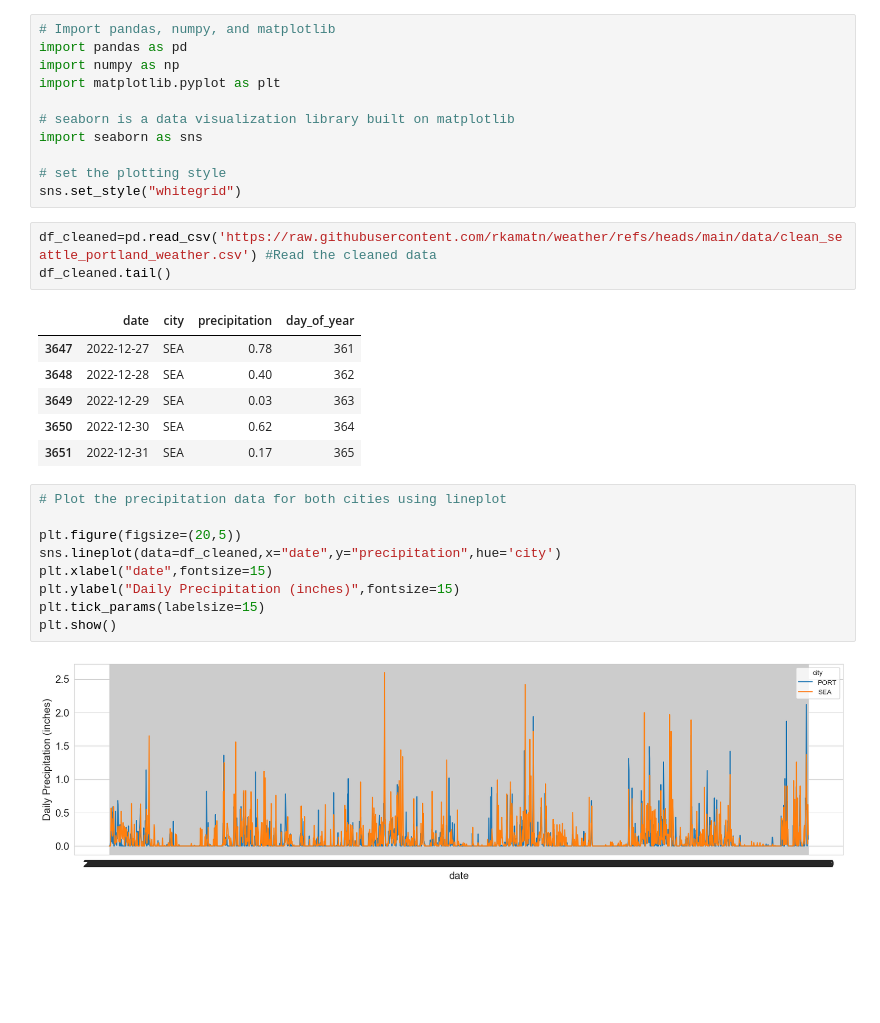
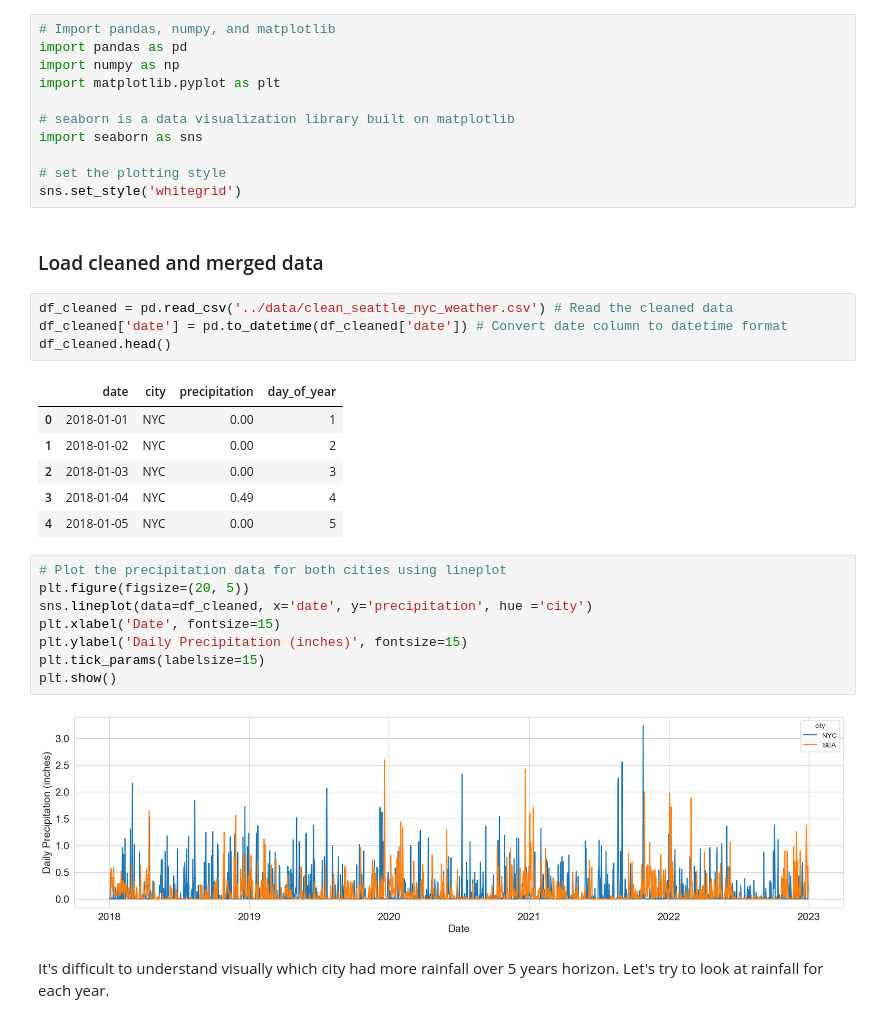
Before and after one commit to rkamatn/weather, a Jupyter notebook: code/Exploratory_data.ipynb, the cells around one changed output. Saved outputs shown, nothing was run; the diff lists cells and outputs as text; blank space fills up the shorter version.

```diff
--- a/code/Exploratory_data.ipynb
+++ b/code/Exploratory_data.ipynb
@@ -8,25 +8,29 @@ import matplotlib.pyplot as plt
 import seaborn as sns
 
 # set the plotting style
-sns.set_style("whitegrid")
+sns.set_style('whitegrid')
+# %% [markdown]
+### Load cleaned and merged data
 # %%
-df_cleaned=pd.read_csv('https://raw.githubusercontent.com/rkamatn/weather/refs/heads/main/data/clean_seattle_portland_weather.csv') #Read the cleaned data
-df_cleaned.tail()
+df_cleaned = pd.read_csv('../data/clean_seattle_nyc_weather.csv') # Read the cleaned data
+df_cleaned['date'] = pd.to_datetime(df_cleaned['date']) # Convert date column to datetime format
+df_cleaned.head()
 # %% [output]
 |  | date | city | precipitation | day_of_year |
-| 3647 | 2022-12-27 | SEA | 0.78 | 361 |
-| 3648 | 2022-12-28 | SEA | 0.40 | 362 |
-| 3649 | 2022-12-29 | SEA | 0.03 | 363 |
-| 3650 | 2022-12-30 | SEA | 0.62 | 364 |
-| 3651 | 2022-12-31 | SEA | 0.17 | 365 |
+| 0 | 2018-01-01 | NYC | 0.00 | 1 |
+| 1 | 2018-01-02 | NYC | 0.00 | 2 |
+| 2 | 2018-01-03 | NYC | 0.00 | 3 |
+| 3 | 2018-01-04 | NYC | 0.49 | 4 |
+| 4 | 2018-01-05 | NYC | 0.00 | 5 |
 # %%
 # Plot the precipitation data for both cities using lineplot
-
-plt.figure(figsize=(20,5))
-sns.lineplot(data=df_cleaned,x="date",y="precipitation",hue='city')
-plt.xlabel("date",fontsize=15)
-plt.ylabel("Daily Precipitation (inches)",fontsize=15)
+plt.figure(figsize=(20, 5))
+sns.lineplot(data=df_cleaned, x='date', y='precipitation', hue ='city')
+plt.xlabel('Date', fontsize=15)
+plt.ylabel('Daily Precipitation (inches)', fontsize=15)
 plt.tick_params(labelsize=15)
 plt.show()
 # %% [output]
-[figure, old version]
+[figure, new version]
+# %% [markdown]
+It's difficult to understand visually which city had more rainfall over 5 years horizon. Let's try to look at rainfall for each year.
```
Also changed, not shown: parts of 35 cells of this notebook, 10 other files.
